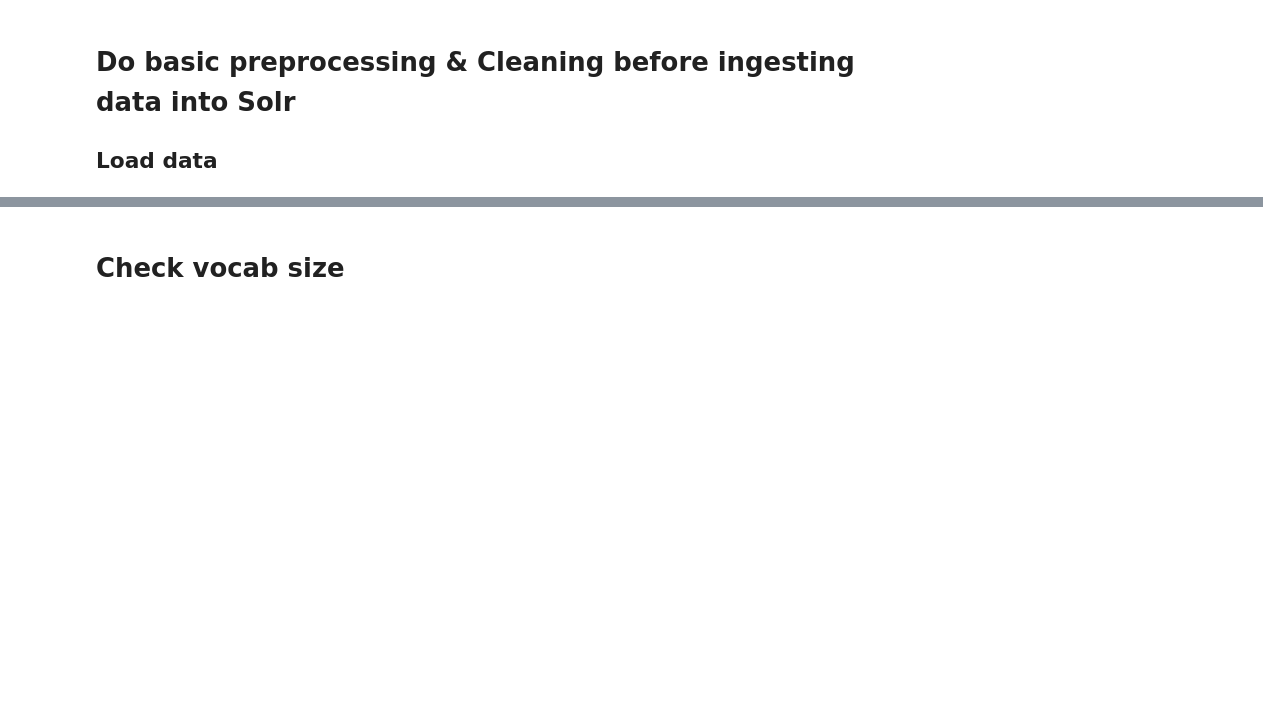
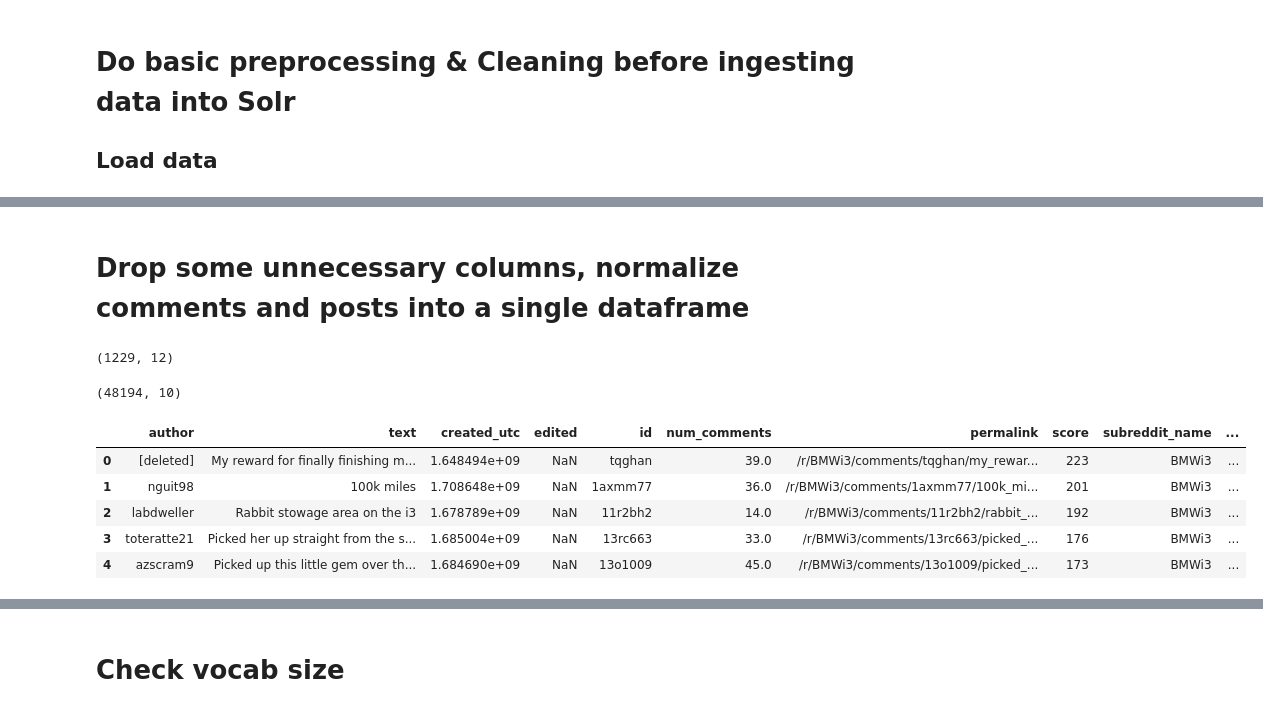
Before and after one commit to ao9000/SC4021-Project, a Jupyter notebook: data-preprocessing-for-solr.ipynb, the cells around one changed output, grey strips where cells are left out. Saved outputs shown, nothing was run; the diff lists cells and outputs as text; code cells hidden in the pictures; blank space fills up the shorter version.

```diff
--- a/data-preprocessing-for-solr.ipynb
+++ b/data-preprocessing-for-solr.ipynb
@@ -30,0 +31,30 @@ comments_df.head()
+# %% [markdown]
+# Drop some unnecessary columns, normalize comments and posts into a single dataframe
+# %%
+# Drop unnecessary columns
+posts_df = posts_df[['author', 'title', 'created_utc', 'edited', 'id', 'num_comments', 'permalink', 'score', 'subreddit_name', 'upvote_ratio', 'url']]
+posts_df.rename(columns={'title': 'text'}, inplace=True)
+posts_df['type'] = 'post'
+posts_df.shape
+# %% [output]
+(1229, 12)
+# %%
+# Drop unnecessary columns
+comments_df = comments_df[['author', 'body', 'created_utc', 'edited', 'id', 'permalink', 'score', 'subreddit_name', 'link_id']]
+# Rename some columns
+comments_df.rename(columns={'body': 'text'}, inplace=True)
+comments_df.rename(columns={'link_id': 'post_id'}, inplace=True)
+# Add column with static value
+comments_df['type'] = 'comment'
+comments_df.shape
+# %% [output]
+(48194, 10)
+# %%
+posts_df.head()
+# %% [output]
+|  | author | text | created_utc | edited | id | num_comments | permalink | score | subreddit_name | ... |
+| 0 | [deleted] | My reward for finally finishing m... | 1.648494e+09 | NaN | tqghan | 39.0 | /r/BMWi3/comments/tqghan/my_rewar... | 223 | BMWi3 | ... |
+| 1 | nguit98 | 100k miles | 1.708648e+09 | NaN | 1axmm77 | 36.0 | /r/BMWi3/comments/1axmm77/100k_mi... | 201 | BMWi3 | ... |
+| 2 | labdweller | Rabbit stowage area on the i3 | 1.678789e+09 | NaN | 11r2bh2 | 14.0 | /r/BMWi3/comments/11r2bh2/rabbit_... | 192 | BMWi3 | ... |
+| 3 | toteratte21 | Picked her up straight from the s... | 1.685004e+09 | NaN | 13rc663 | 33.0 | /r/BMWi3/comments/13rc663/picked_... | 176 | BMWi3 | ... |
+| 4 | azscram9 | Picked up this little gem over th... | 1.684690e+09 | NaN | 13o1009 | 45.0 | /r/BMWi3/comments/13o1009/picked_... | 173 | BMWi3 | ... |
```
Also changed, not shown: parts of 19 cells of this notebook, 2 other files.
